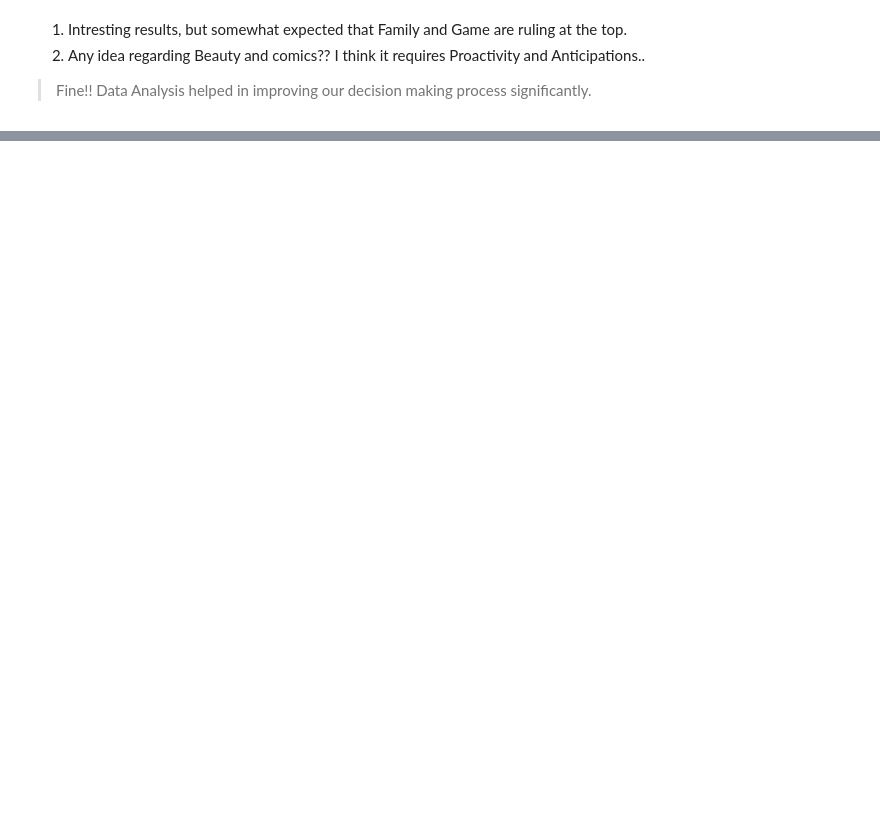
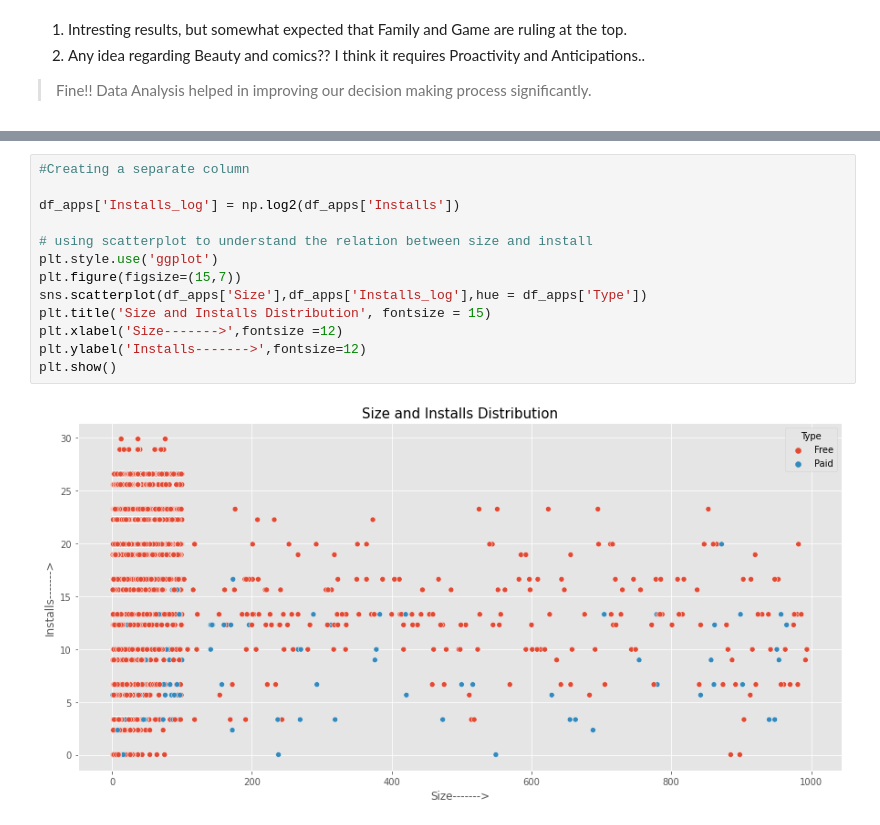
Before and after one commit to DipanshuKumar449/EDA-PlayStore-App-Review, a Jupyter notebook: Play_Store_App_Review_Analysis_Capstone_Project.ipynb, the cells around one changed output, grey strips where cells are left out. Saved outputs shown, nothing was run; the diff lists cells and outputs as text; blank space fills up the shorter version.

```diff
--- a/Play_Store_App_Review_Analysis_Capstone_Project.ipynb
+++ b/Play_Store_App_Review_Analysis_Capstone_Project.ipynb
@@ -203,0 +236,15 @@ plt.show()
+# %%
+#Creating a separate column
+
+df_apps['Installs_log'] = np.log2(df_apps['Installs'])
+
+# using scatterplot to understand the relation between size and install
+plt.style.use('ggplot')
+plt.figure(figsize=(15,7))
+sns.scatterplot(df_apps['Size'],df_apps['Installs_log'],hue = df_apps['Type'])
+plt.title('Size and Installs Distribution', fontsize = 15)
+plt.xlabel('Size------->',fontsize =12)
+plt.ylabel('Installs------->',fontsize=12)
+plt.show()
+# %% [output]
+[figure, added]
```
Also changed, not shown: parts of 20 cells of this notebook.
